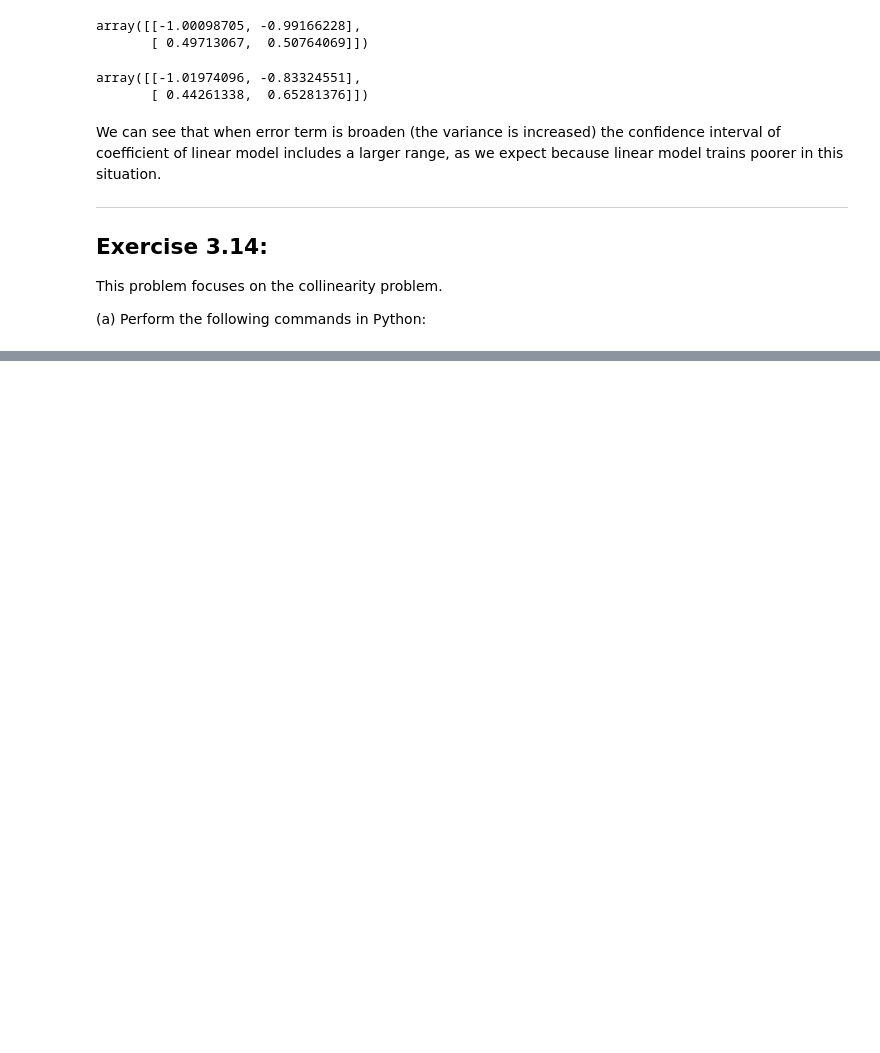
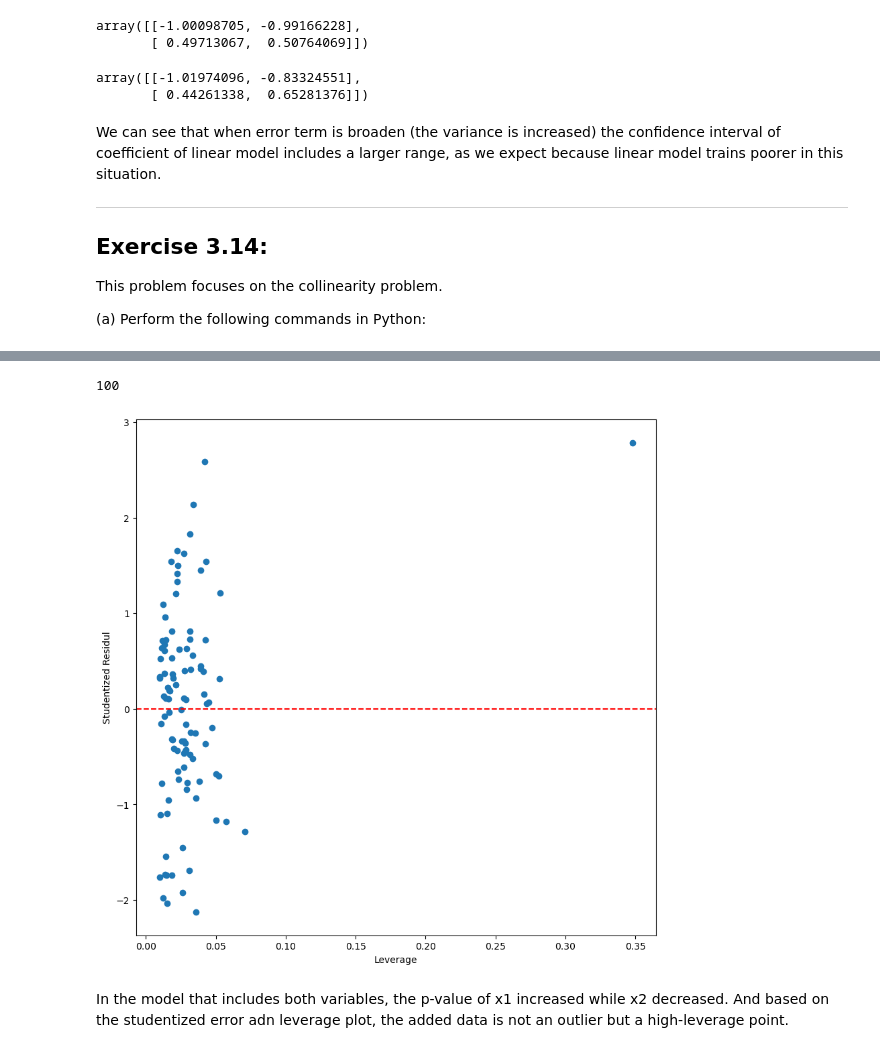
Before and after one commit to ki94mach/ISLP-Exercises, a Jupyter notebook: Chapter_03/Applied.ipynb, the cells around one changed output, grey strips where cells are left out. Drawn from its saved outputs; the diff is of its cells as text; code cells hidden in the pictures; blank space fills up the shorter version.

```diff
--- a/Chapter_03/Applied.ipynb
+++ b/Chapter_03/Applied.ipynb
@@ -1060,0 +1222,14 @@ y = 2 + 2 * x1 + 0.3 * x2 + rng.normal(size=100)
+# %%
+infl = result.get_influence()
+leverage = infl.hat_matrix_diag
+fig, ax = plt.subplots(figsize=(10, 10))
+ax.scatter(leverage, studentized_resid)
+ax.axhline(0, color='red', ls='--')
+ax.set_xlabel('Leverage')
+ax.set_ylabel('Studentized Residul')
+infl.hat_matrix_diag.argmax()
+# %% [output]
+100
+[figure, added]
+# %% [markdown]
+In the model that includes both variables, the p-value of x1 increased while x2 decreased. And based on the studentized error adn leverage plot, the added data is not an outlier but a high-leverage point.
```
Also changed, not shown: parts of 51 cells of this notebook, 1 other file.
